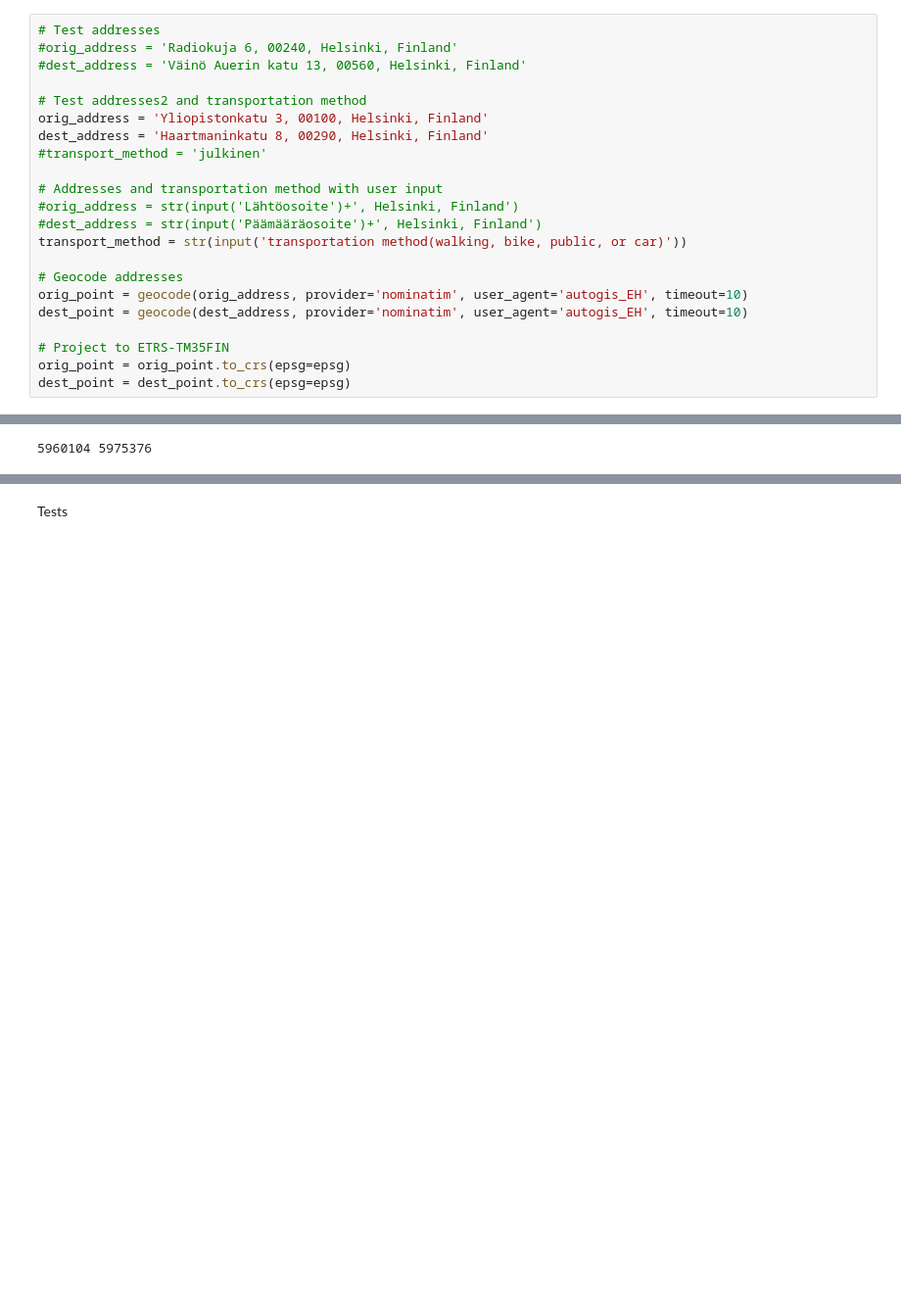
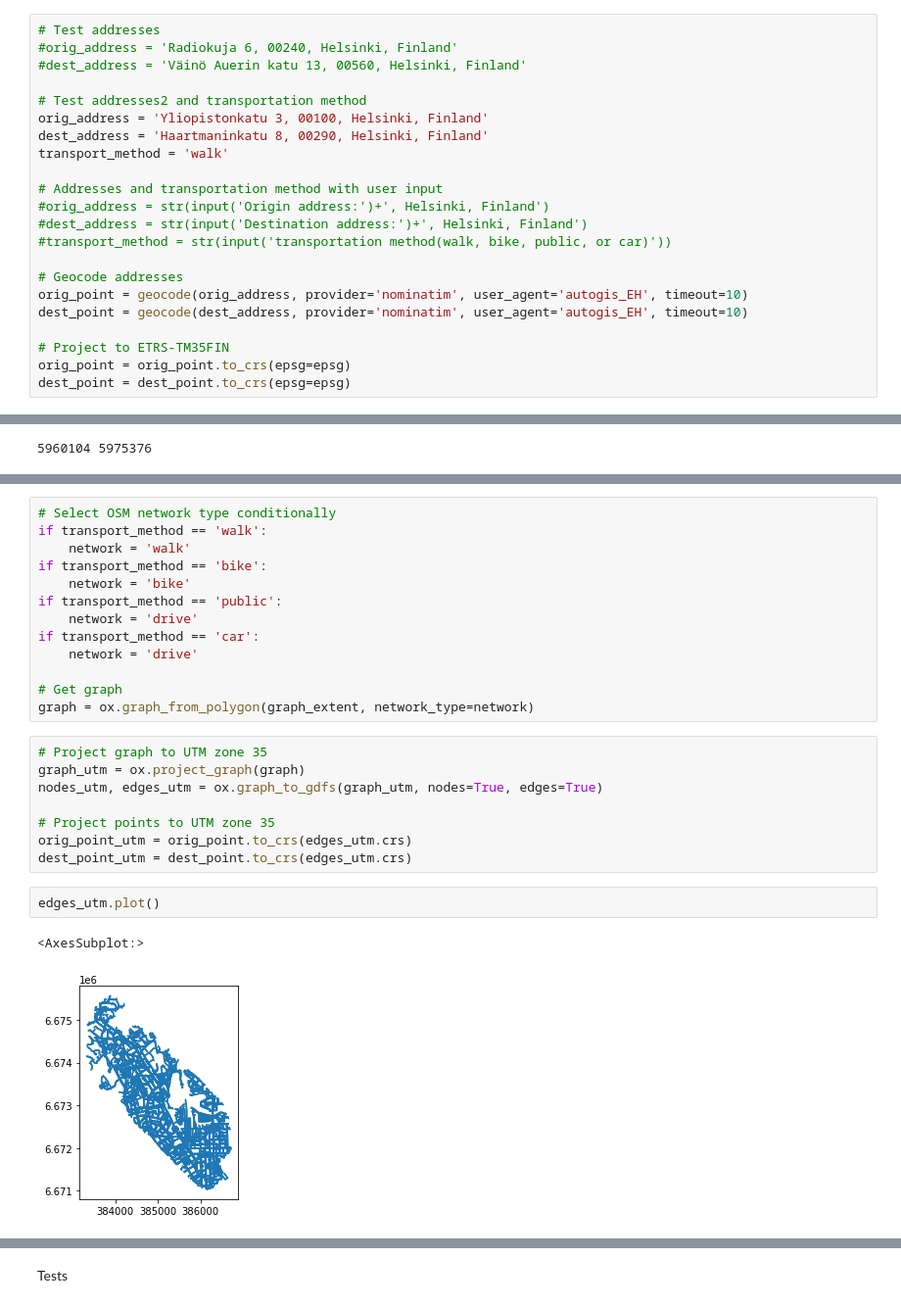
Before and after one commit to eemilhaa/Autogis_final, a Jupyter notebook: Final_exercise.ipynb, the cells around one changed output, grey strips where cells are left out. Shown: that part at 98% size. Drawn from its saved outputs; the diff is of its cells as text; blank space fills up the shorter version.

```diff
--- a/Final_exercise.ipynb
+++ b/Final_exercise.ipynb
@@ -29,12 +30,12 @@ epsg=3067
 # Test addresses2 and transportation method
 orig_address = 'Yliopistonkatu 3, 00100, Helsinki, Finland'
 dest_address = 'Haartmaninkatu 8, 00290, Helsinki, Finland'
-#transport_method = 'julkinen'
+transport_method = 'walk'
 
 # Addresses and transportation method with user input
-#orig_address = str(input('Lähtöosoite')+', Helsinki, Finland')
-#dest_address = str(input('Päämääräosoite')+', Helsinki, Finland')
-transport_method = str(input('transportation method(walking, bike, public, or car)'))
+#orig_address = str(input('Origin address:')+', Helsinki, Finland')
+#dest_address = str(input('Destination address:')+', Helsinki, Finland')
+#transport_method = str(input('transportation method(walk, bike, public, or car)'))
 
 # Geocode addresses
 orig_point = geocode(orig_address, provider='nominatim', user_agent='autogis_EH', timeout=10)
@@ -169,0 +206,26 @@ Estimated time of arrival: 18:25
+# %%
+# Select OSM network type conditionally
+if transport_method == 'walk':
+    network = 'walk'
+if transport_method == 'bike':
+    network = 'bike'
+if transport_method == 'public':
+    network = 'drive'
+if transport_method == 'car':
+    network = 'drive'
+
+# Get graph
+graph = ox.graph_from_polygon(graph_extent, network_type=network)
+# %%
+# Project graph to UTM zone 35
+graph_utm = ox.project_graph(graph)
+nodes_utm, edges_utm = ox.graph_to_gdfs(graph_utm, nodes=True, edges=True)
+
+# Project points to UTM zone 35
+orig_point_utm = orig_point.to_crs(edges_utm.crs)
+dest_point_utm = dest_point.to_crs(edges_utm.crs)
+# %%
+edges_utm.plot()
+# %% [output]
+<AxesSubplot:>
+[figure, added]
```
Also changed, not shown: parts of 9 cells of this notebook.
